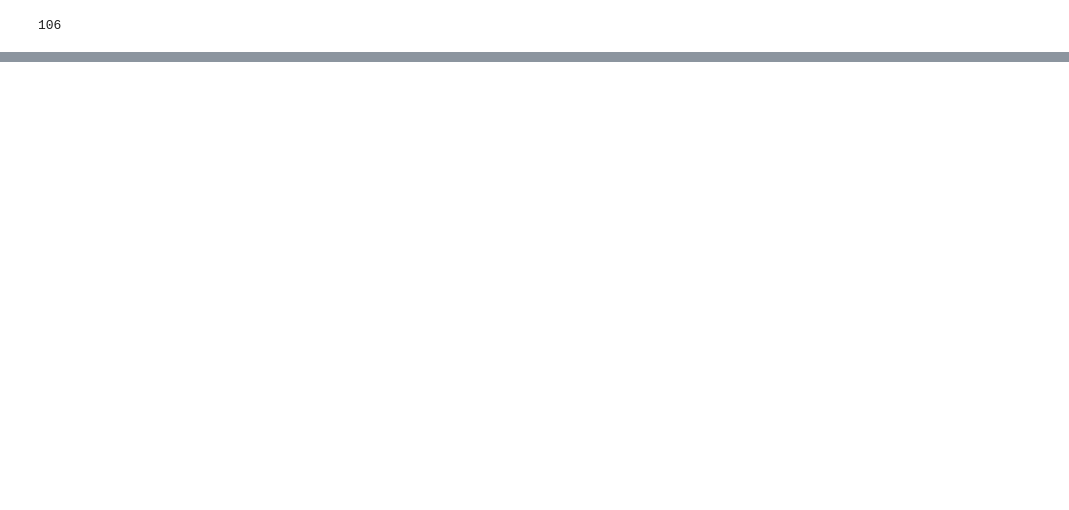
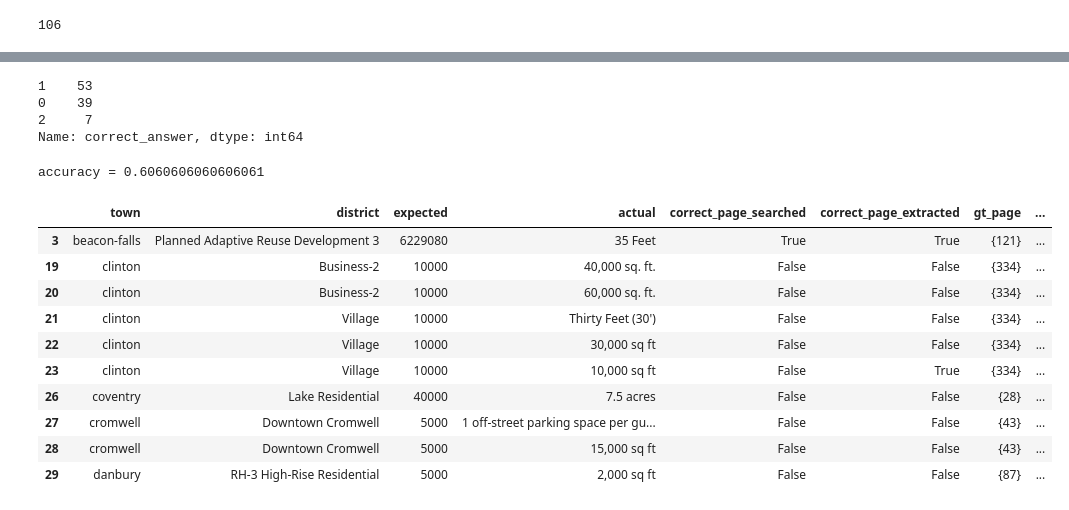
Before and after one commit to National-Zoning-Atlas/zoning-gpt, a Jupyter notebook: eeshakhanna/eval_diagnose.ipynb, the cells around one changed output, grey strips where cells are left out. Saved outputs shown, nothing was run; the diff lists cells and outputs as text; code cells hidden in the pictures; blank space fills up the shorter version.

Commit message:
diagnose results, improve search

```diff
--- a/eeshakhanna/eval_diagnose.ipynb
+++ b/eeshakhanna/eval_diagnose.ipynb
@@ -55,0 +62,33 @@ df[df["town"].isin(incorrect_search)]
+# %%
+adf = df_old.groupby(by=['town', 'district']).agg({"correct_answer": "sum"}).reset_index()
+# %%
+adf["correct_answer"].value_counts()
+# %% [output]
+1    53
+0    39
+2     7
+Name: correct_answer, dtype: int64
+# %%
+adf["correct"] = adf["correct_answer"].apply(lambda x: 1 if x > 0 else 0)
+acc = adf["correct"].sum() / adf.shape[0]
+print("accuracy =", acc)
+# %% [output]
+accuracy = 0.6060606060606061
+# %%
+incorrect_answer = adf[adf["correct"] == 0]["town"].values.tolist()
+# %%
+df_inc = df_old[df_old["town"].isin(incorrect_answer)]
+# %%
+df_inc.head(10)
+# %% [output]
+|  | town | district | expected | actual | correct_page_searched | correct_page_extracted | gt_page | ... |
+| 3 | beacon-falls | Planned Adaptive Reuse Development 3 | 6229080 | 35 Feet | True | True | {121} | ... |
+| 19 | clinton | Business-2 | 10000 | 40,000 sq. ft. | False | False | {334} | ... |
+| 20 | clinton | Business-2 | 10000 | 60,000 sq. ft. | False | False | {334} | ... |
+| 21 | clinton | Village | 10000 | Thirty Feet (30') | False | False | {334} | ... |
+| 22 | clinton | Village | 10000 | 30,000 sq ft | False | False | {334} | ... |
+| 23 | clinton | Village | 10000 | 10,000 sq ft | False | True | {334} | ... |
+| 26 | coventry | Lake Residential | 40000 | 7.5 acres | False | False | {28} | ... |
+| 27 | cromwell | Downtown Cromwell | 5000 | 1 off-street parking space per gu... | False | False | {43} | ... |
+| 28 | cromwell | Downtown Cromwell | 5000 | 15,000 sq ft | False | False | {43} | ... |
+| 29 | danbury | RH-3 High-Rise Residential | 5000 | 2,000 sq ft | False | False | {87} | ... |
```
Also changed, not shown: parts of 8 cells of this notebook, 1 other file.
